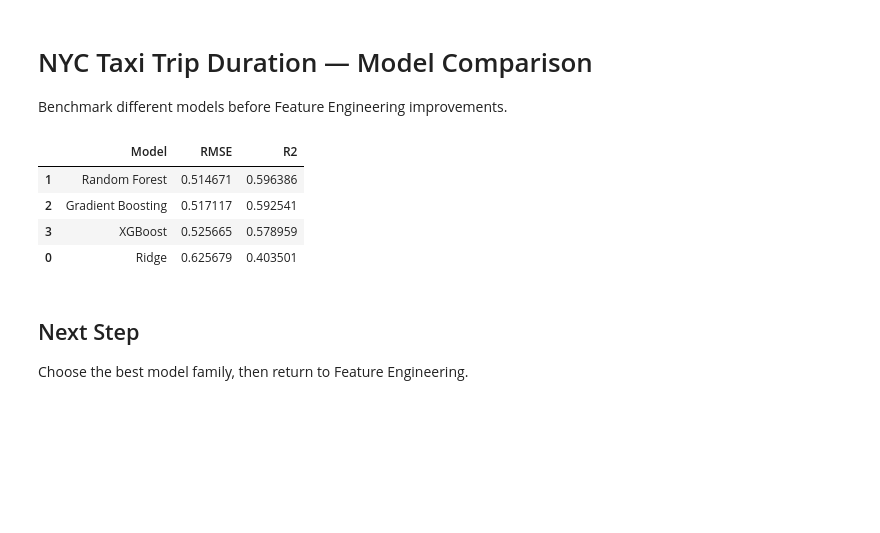
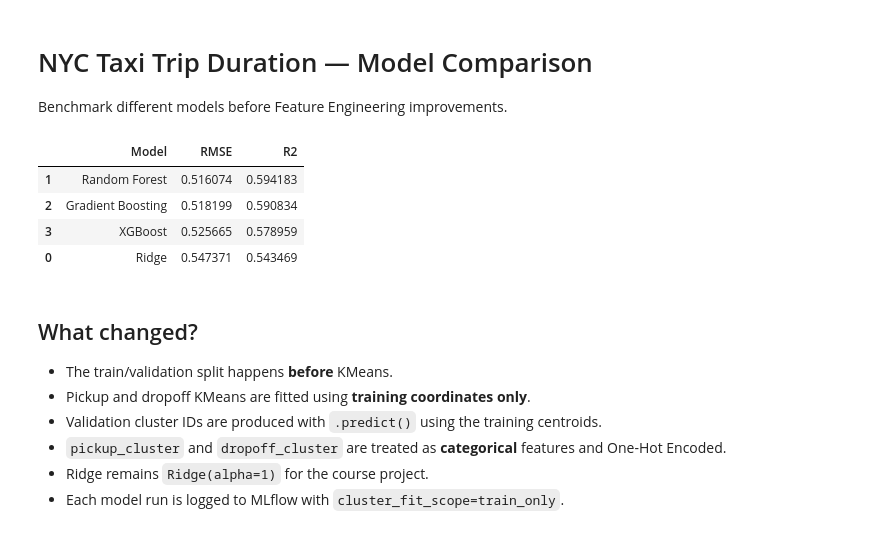
Before and after one commit to yousefJooX/nyc-taxi-trip-duration, a Jupyter notebook: notebooks/02_model_comparison.ipynb, the cells around one changed output. Drawn from its saved outputs; the diff is of its cells as text; code cells hidden in the pictures; blank space fills up the shorter version.

Commit message:
Add location clustering features

```diff
--- a/notebooks/02_model_comparison.ipynb
+++ b/notebooks/02_model_comparison.ipynb
@@ -18,9 +22,9 @@ from sklearn.metrics import mean_squared_error, r2_score
 # %%
 df = pd.read_csv("../data/processed_taxi.csv")
 df["pickup_datetime"] = pd.to_datetime(df["pickup_datetime"])
+df["dayofyear"] = df["pickup_datetime"].dt.dayofyear
 
-df["dayofyear"] = df["pickup_datetime"].dt.dayofyear
-categorical_cols = [
+base_categorical_cols = [
     "vendor_id",
     "store_and_fwd_flag",
     "passenger_count",
@@ -28,6 +32,7 @@ categorical_cols = [
 ]
 
 numerical_cols = [
+    "log_distance",
     "distance_km",
     "lat_diff",
     "lon_diff",
@@ -37,6 +42,12 @@ numerical_cols = [
     "dayofyear"
 ]
 
-X = df[categorical_cols + numerical_cols]
-y = df["log_trip_duration"]
+coordinate_cols = [
+    "pickup_latitude", "pickup_longitude",
+    "dropoff_latitude", "dropoff_longitude"
+]
+
+feature_cols = base_categorical_cols + numerical_cols + coordinate_cols
+X = df[feature_cols].copy()
+y = df["log_trip_duration"].copy()
 # %%
@@ -50,7 +97,7 @@ preprocessor = ColumnTransformer([
 ])
 # %%
 models = {
-    "Ridge": Ridge(),
+    "Ridge": Ridge(alpha=1),
 
     "Random Forest": RandomForestRegressor(
         n_estimators=200,
@@ -71,28 +118,45 @@ models = {
 # %%
 results = []
 
 for name, model in models.items():
-    pipe = Pipeline([
-        ("preprocessor", preprocessor),
-        ("model", model)
-    ])
+    with mlflow.start_run(run_name=f"{name} - leakage-safe clusters"):
+        pipe = Pipeline([
+            ("preprocessor", preprocessor),
+            ("model", model)
+        ])
 
-    pipe.fit(X_train, y_train)
-    pred = pipe.predict(X_val)
+        pipe.fit(X_train_model, y_train)
+        pred = pipe.predict(X_val_model)
 
-    results.append({
-        "Model": name,
-        "RMSE": np.sqrt(mean_squared_error(y_val, pred)),
-        "R2": r2_score(y_val, pred)
-    })
+        rmse = np.sqrt(mean_squared_error(y_val, pred))
+        r2 = r2_score(y_val, pred)
 
-pd.DataFrame(results).sort_values("R2", ascending=False)
+        mlflow.log_param("n_clusters", N_CLUSTERS)
+        mlflow.log_param("cluster_fit_scope", "train_only")
+        mlflow.log_param("uses_log_distance", True)
+        mlflow.log_metric("rmse", rmse)
+        mlflow.log_metric("r2", r2)
+
+        results.append({
+            "Model": name,
+            "RMSE": rmse,
+            "R2": r2
+        })
+
+results_df = pd.DataFrame(results).sort_values("R2", ascending=False)
+results_df
 # %% [output]
 |  | Model | RMSE | R2 |
-| 1 | Random Forest | 0.514671 | 0.596386 |
-| 2 | Gradient Boosting | 0.517117 | 0.592541 |
+| 1 | Random Forest | 0.516074 | 0.594183 |
+| 2 | Gradient Boosting | 0.518199 | 0.590834 |
 | 3 | XGBoost | 0.525665 | 0.578959 |
-| 0 | Ridge | 0.625679 | 0.403501 |
+| 0 | Ridge | 0.547371 | 0.543469 |
 # %% [markdown]
-## Next Step
-Choose the best model family, then return to Feature Engineering.
+## What changed?
+
+- The train/validation split happens **before** KMeans.
+- Pickup and dropoff KMeans are fitted using **training coordinates only**.
+- Validation cluster IDs are produced with `.predict()` using the training centroids.
+- `pickup_cluster` and `dropoff_cluster` are treated as **categorical** features and One-Hot Encoded.
+- Ridge remains `Ridge(alpha=1)` for the course project.
+- Each model run is logged to MLflow with `cluster_fit_scope=train_only`.
```
Also changed, not shown: parts of 2 cells of this notebook, 2 other files.
